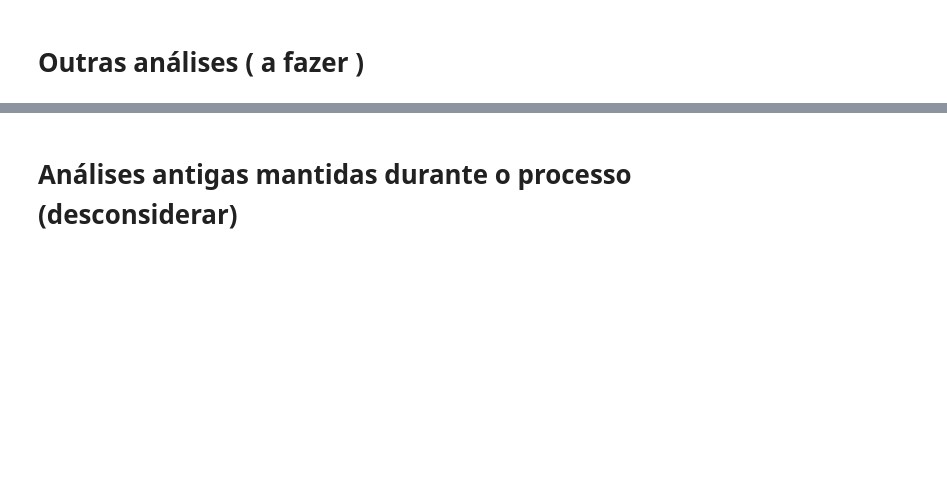
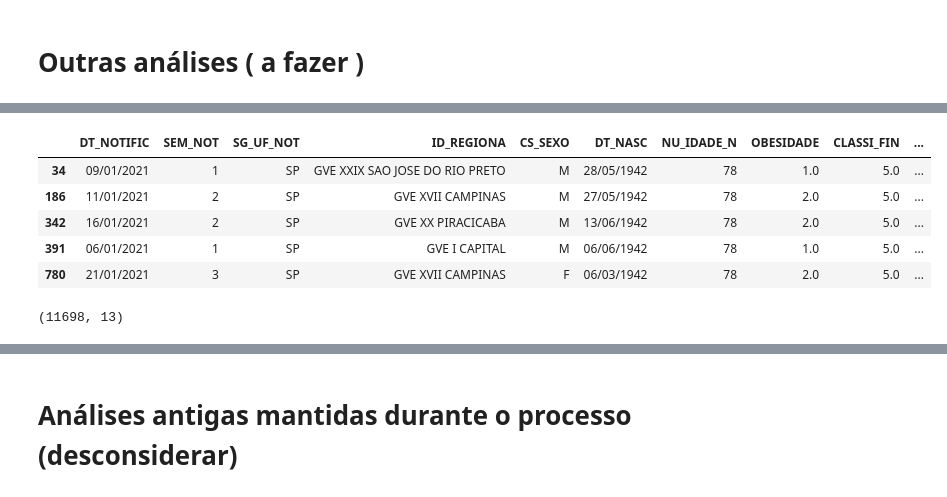
Before and after one commit to TCC-UNIVESP/CovidBR, a Jupyter notebook: Analise-ObitosAcima80AnosPorSemana.ipynb, the cells around one changed output, grey strips where cells are left out. Cells and saved outputs as stored; diff of their text form; code cells hidden in the pictures; blank space fills up the shorter version.

```diff
--- a/Analise-ObitosAcima80AnosPorSemana.ipynb
+++ b/Analise-ObitosAcima80AnosPorSemana.ipynb
@@ -204,0 +243,15 @@ sns.countplot(data=df_idosos_covidsp, x = 'SEM_NOT', hue = 'IDOSO')
+# %%
+df_idosos_covidsp[df_idosos_covidsp['NU_IDADE_N']<=idade].head()
+# %% [output]
+|  | DT_NOTIFIC | SEM_NOT | SG_UF_NOT | ID_REGIONA | CS_SEXO | DT_NASC | NU_IDADE_N | OBESIDADE | CLASSI_FIN | ... |
+| 34 | 09/01/2021 | 1 | SP | GVE XXIX SAO JOSE DO RIO PRETO | M | 28/05/1942 | 78 | 1.0 | 5.0 | ... |
+| 186 | 11/01/2021 | 2 | SP | GVE XVII CAMPINAS | M | 27/05/1942 | 78 | 2.0 | 5.0 | ... |
+| 342 | 16/01/2021 | 2 | SP | GVE XX PIRACICABA | M | 13/06/1942 | 78 | 2.0 | 5.0 | ... |
+| 391 | 06/01/2021 | 1 | SP | GVE I CAPITAL | M | 06/06/1942 | 78 | 1.0 | 5.0 | ... |
+| 780 | 21/01/2021 | 3 | SP | GVE XVII CAMPINAS | F | 06/03/1942 | 78 | 2.0 | 5.0 | ... |
+# %%
+#tamanho total dos dataframe de idosos diagnosticados com covid em sp
+df_idosos_covidsp.shape
+#12997,13
+# %% [output]
+(11698, 13)
```
Also changed, not shown: parts of 16 cells of this notebook.
